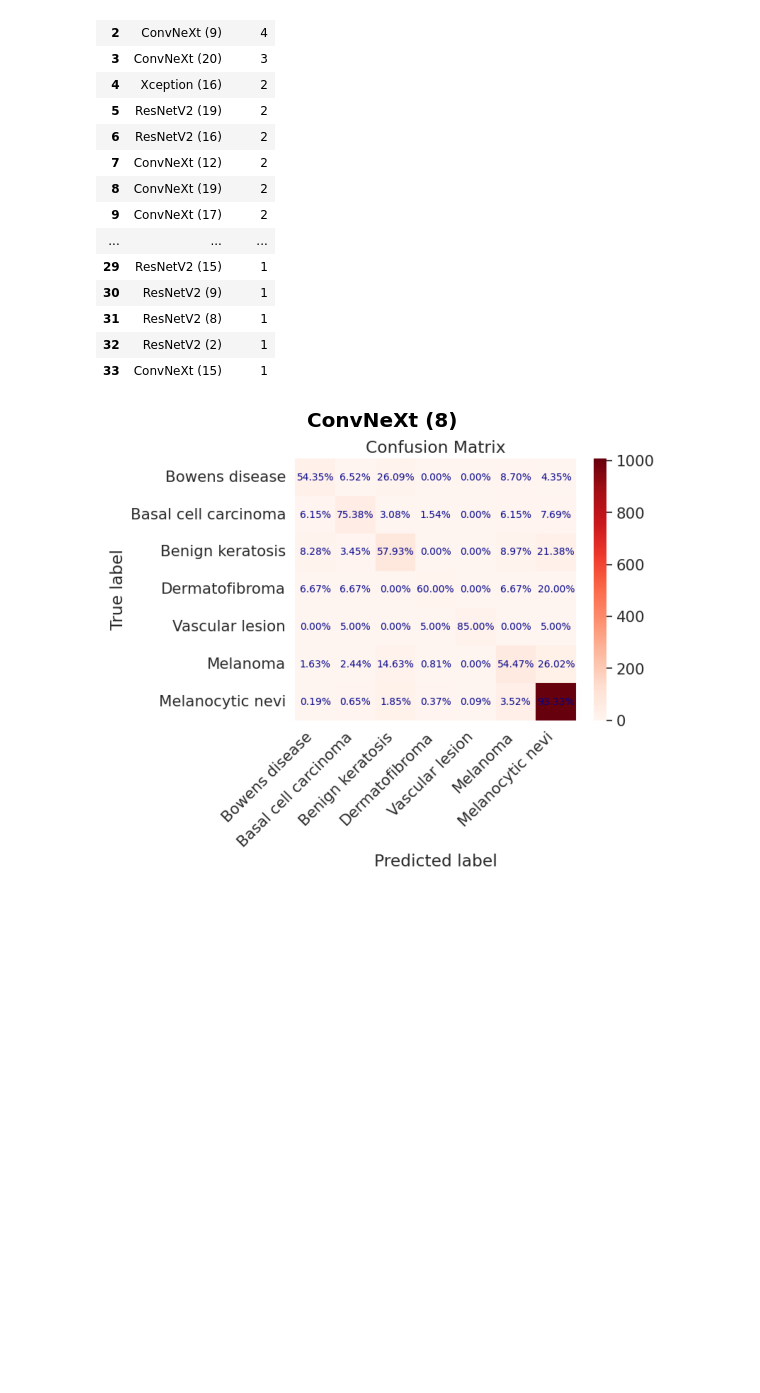
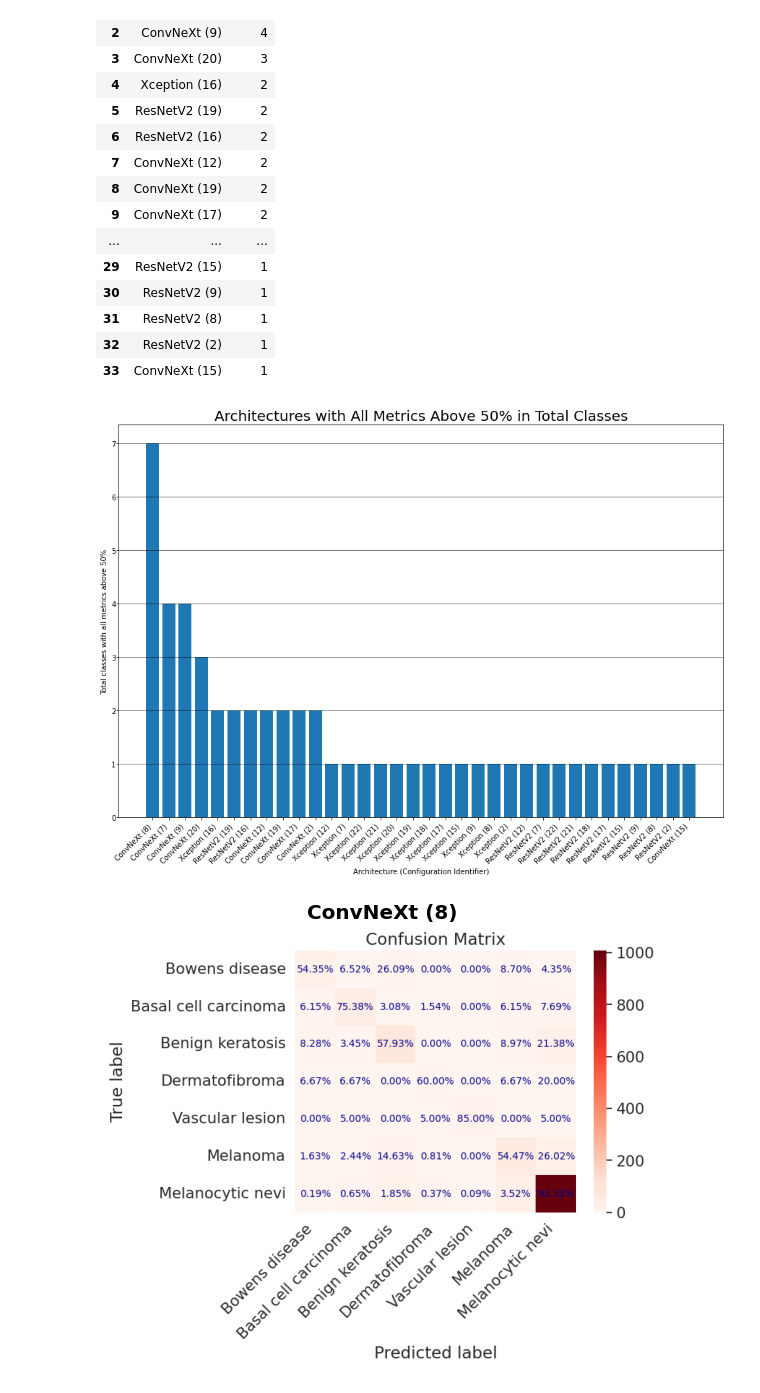
Before and after one commit to h-ssiqueira/SkinLesionAI, a Jupyter notebook: analysis/investigationTopics.ipynb, the cells around one changed output. Cells and saved outputs as stored; diff of their text form; code cells hidden in the pictures; blank space fills up the shorter version.

```diff
--- a/analysis/investigationTopics.ipynb
+++ b/analysis/investigationTopics.ipynb
@@ -118,6 +161,19 @@ df
 | 31 | ResNetV2 (8) | 1 |
 | 32 | ResNetV2 (2) | 1 |
 | 33 | ConvNeXt (15) | 1 |
+# %%
+plt.figure(figsize=(15,10))
+plt.bar(df['name'],df['total'])
+plt.rc('font', size=16)
+plt.title('Architectures with All Metrics Above 50% in Total Classes', fontsize=20)
+plt.ylabel('Total classes with all metrics above 50%')
+plt.xlabel('Architecture (Configuration Identifier)')
+plt.xticks(rotation=45, ha='right')
+plt.yticks(ha='center')
+plt.grid(axis='y', linewidth=0.5, color='black')
+plt.show()
+# %% [output]
+[figure, added]
 # %%
 df = pd.read_sql_query("""
     SELECT nb.confusion_matrix, nb.architecture, nb.configuration_id
```
Also changed, not shown: parts of 7 cells of this notebook.
